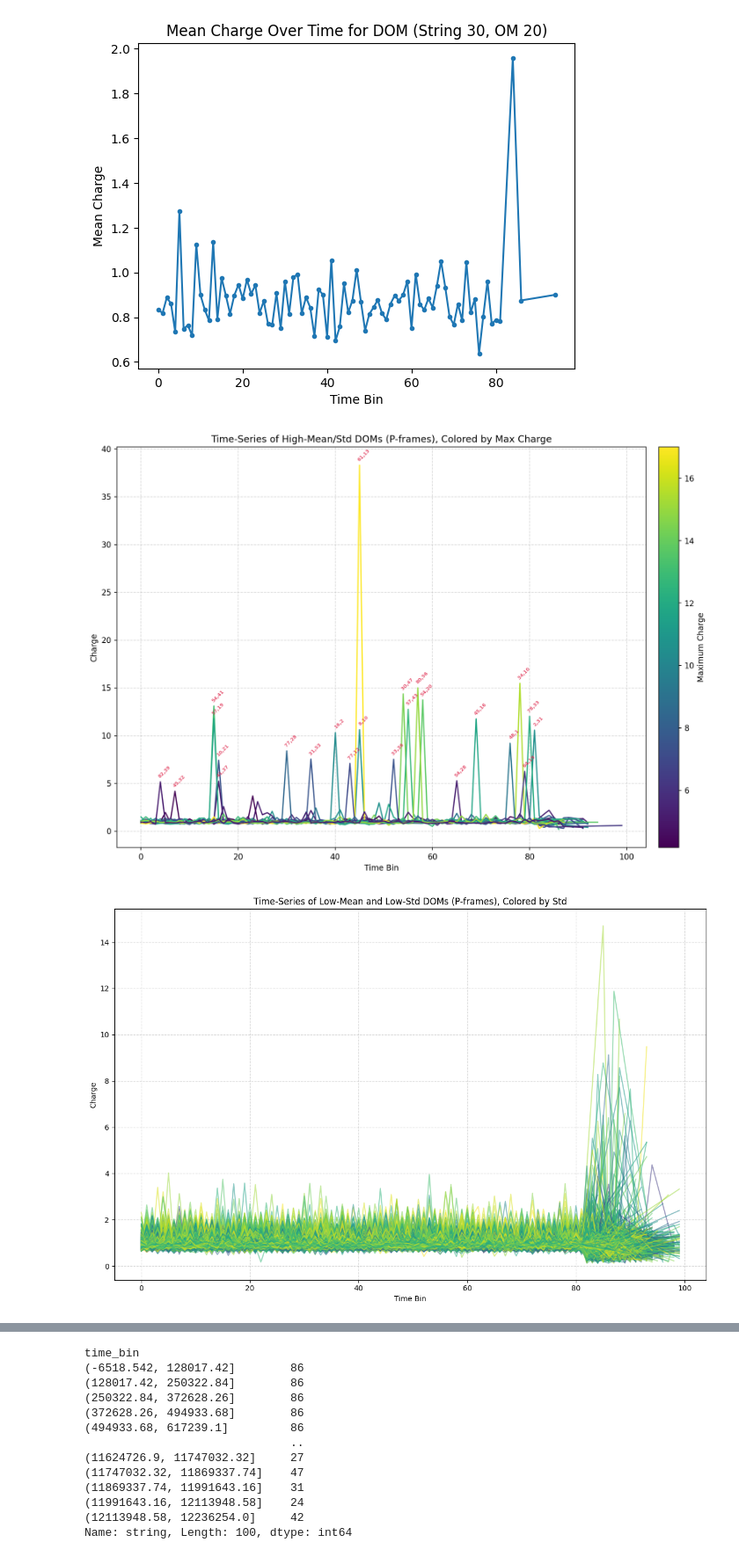
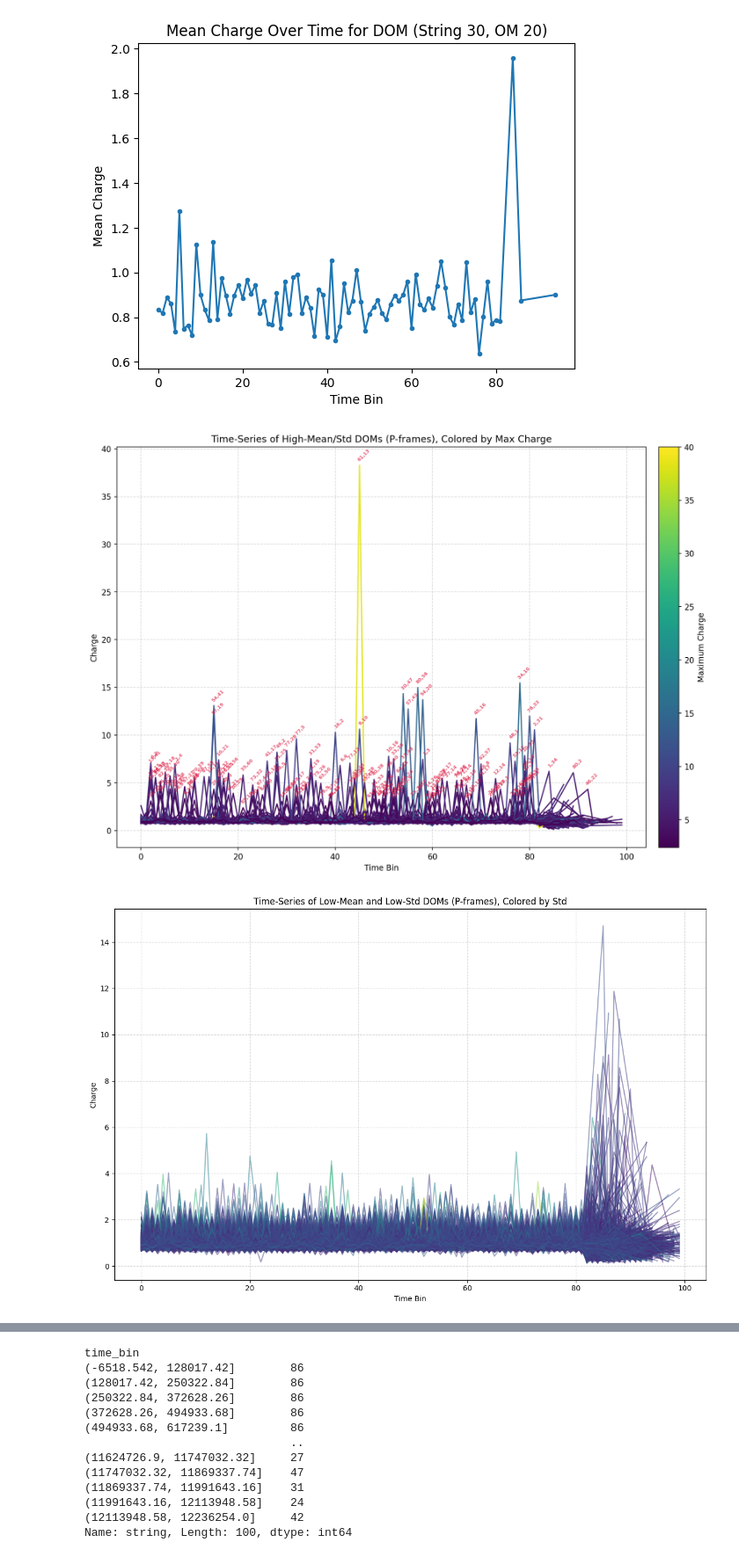
Before and after one commit to smsnfi12/bachelor-thesis, a Jupyter notebook: notebooks/p_q_frames.ipynb, the cells around one changed output, grey strips where cells are left out. Shown at 88% size. Cells and saved outputs as stored; diff of their text form; code cells hidden in the pictures.

```diff
--- a/notebooks/p_q_frames.ipynb
+++ b/notebooks/p_q_frames.ipynb
@@ -448,7 +494,11 @@ import matplotlib.cm as cm
 import numpy as np
 
 # Identify high-mean/std DOMs in P-frames
-high_dom_p = df_p_stats[(df_p_stats['mean'] > 1.2) & (df_p_stats['std'] > 2)]
+#high_dom_p = df_p_stats[(df_p_stats['mean'] > df_p_stats['mean'].mean() + 0.5*df_p_stats['std'].mean()) or (df_p_stats['std'] > df_p_stats['std'].mean())]
+high_dom_p = df_p_stats[
+    (df_p_stats['mean'] > df_p_stats['mean'].mean() + 0.5 * df_p_stats['std'].mean()) |
+    (df_p_stats['std'] > 2*df_p_stats['std'].mean())
+]
 
 # Calculate maximum charge for each DOM
 dom_max_charges = []
@@ -460,7 +510,7 @@ for _, row in high_dom_p.iterrows():
     dom_max_charges.append(dom_data['charge'].max())
 
 # Normalize the maximum charges to [0, 1] for the colormap
-norm = plt.Normalize(min(dom_max_charges), 17)
+norm = plt.Normalize(min(dom_max_charges), 40)
 colors = cm.viridis(norm(dom_max_charges))  # Use the 'viridis' colormap
 
 # Create the plot
@@ -509,17 +559,20 @@ ax.grid(True, linestyle='--', alpha=0.5)
 
 # Adjust layout for better visibility
 plt.tight_layout()
+plt.savefig('plots/p_high_mean_charges_t.png')
 plt.show()
 # %% [output]
-[figure, old version]
+[figure, new version]
 # %%
 import matplotlib.pyplot as plt
 import matplotlib.cm as cm
 import numpy as np
 
 # Create a subset for low-mean and low-std DOMs
-low_dom_p = df_p_stats[(df_p_stats['mean'] < 1) & (df_p_stats['std'] < 1)]
-
+low_dom_p = df_p_stats[
+    (df_p_stats['mean'] <= df_p_stats['mean'].mean()) |
+    (df_p_stats['std'] < df_p_stats['std'].mean())
+]
 # Normalize the `std` column for the colormap
 norm = plt.Normalize(low_dom_p['std'].min(), low_dom_p['std'].max())
 colors = cm.viridis(norm(low_dom_p['std']))  # Use the 'viridis' colormap
@@ -536,34 +589,35 @@ for i, (index, row) in enumerate(low_dom_p.iterrows()):
 
     # Extract data for plotting
     x_values = dom_data['time_bin'].cat.codes
     y_values = dom_data['charge']
 
     # Plot the time-series with colormap
     ax.plot(
         x_values,
         y_values,
         linestyle='-',
         color=colors[i],  # Use the colormap color
         alpha=0.5
     )
 
 # # Add a colorbar to indicate the mapped property (`std`)
 # sm = plt.cm.ScalarMappable(cmap='inferno', norm=norm)
 # sm.set_array([])  # Empty array for ScalarMappable
 # #cbar = fig.colorbar(sm, ax=ax, pad=0.02)
 # cbar.set_label('Standard Deviation')
 
 # Add labels, title, and grid
 ax.set_title("Time-Series of Low-Mean and Low-Std DOMs (P-frames), Colored by Std")
 ax.set_xlabel("Time Bin")
 ax.set_ylabel("Charge")
 ax.grid(True, linestyle='--', alpha=0.5)
 
 # Adjust layout for better visibility
 plt.tight_layout()
+plt.savefig('plots/p_high_mean_counts_t.png')
 plt.show()
 # %% [output]
-[figure, old version]
+[figure, new version]
 # %%
 # Filter the time_p_stats DataFrame to include only time bins <= 80
 filtered_time_p_stats = time_p_stats[time_p_stats['time_bin'].cat.codes <= 80]
```
Also changed, not shown: parts of 11 cells of this notebook, 17 other files.
